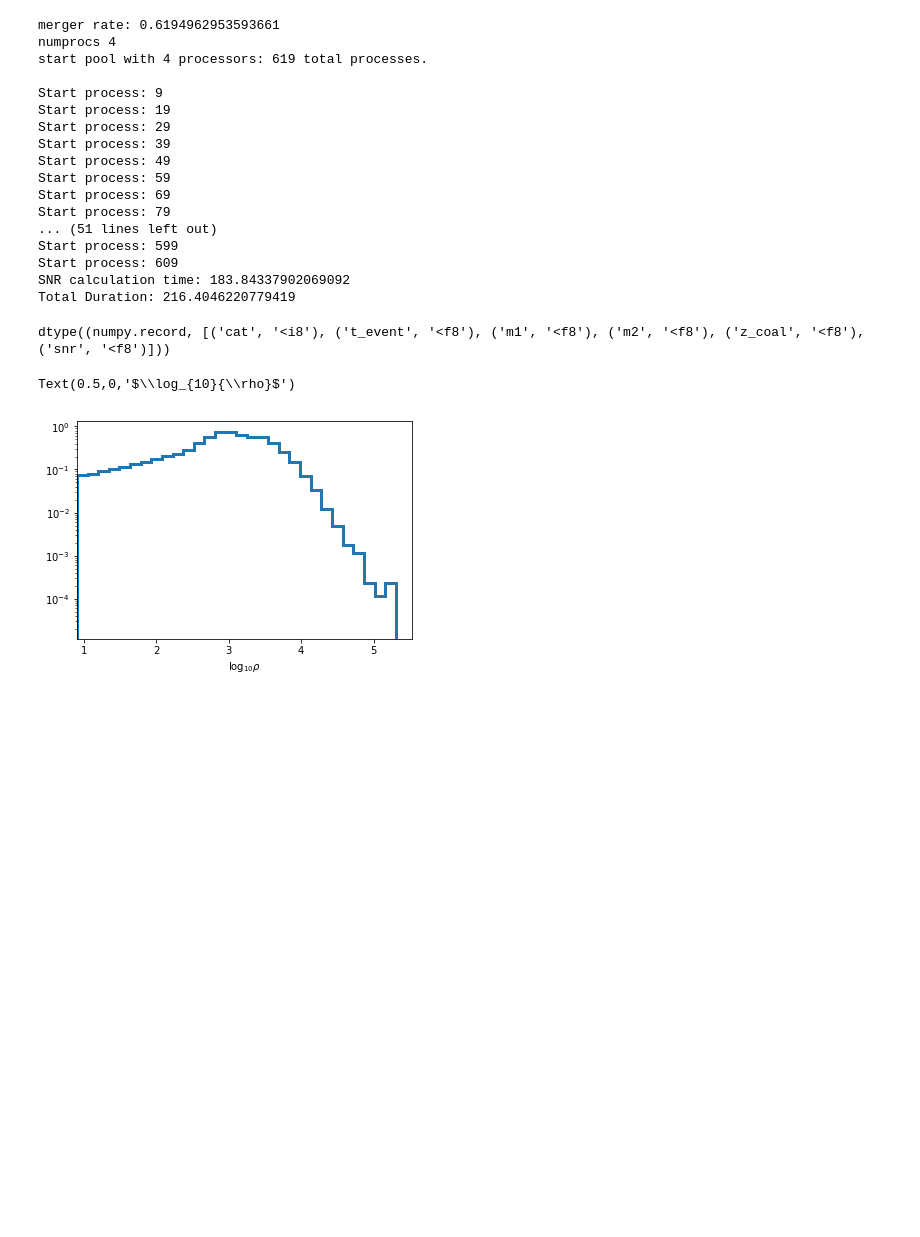
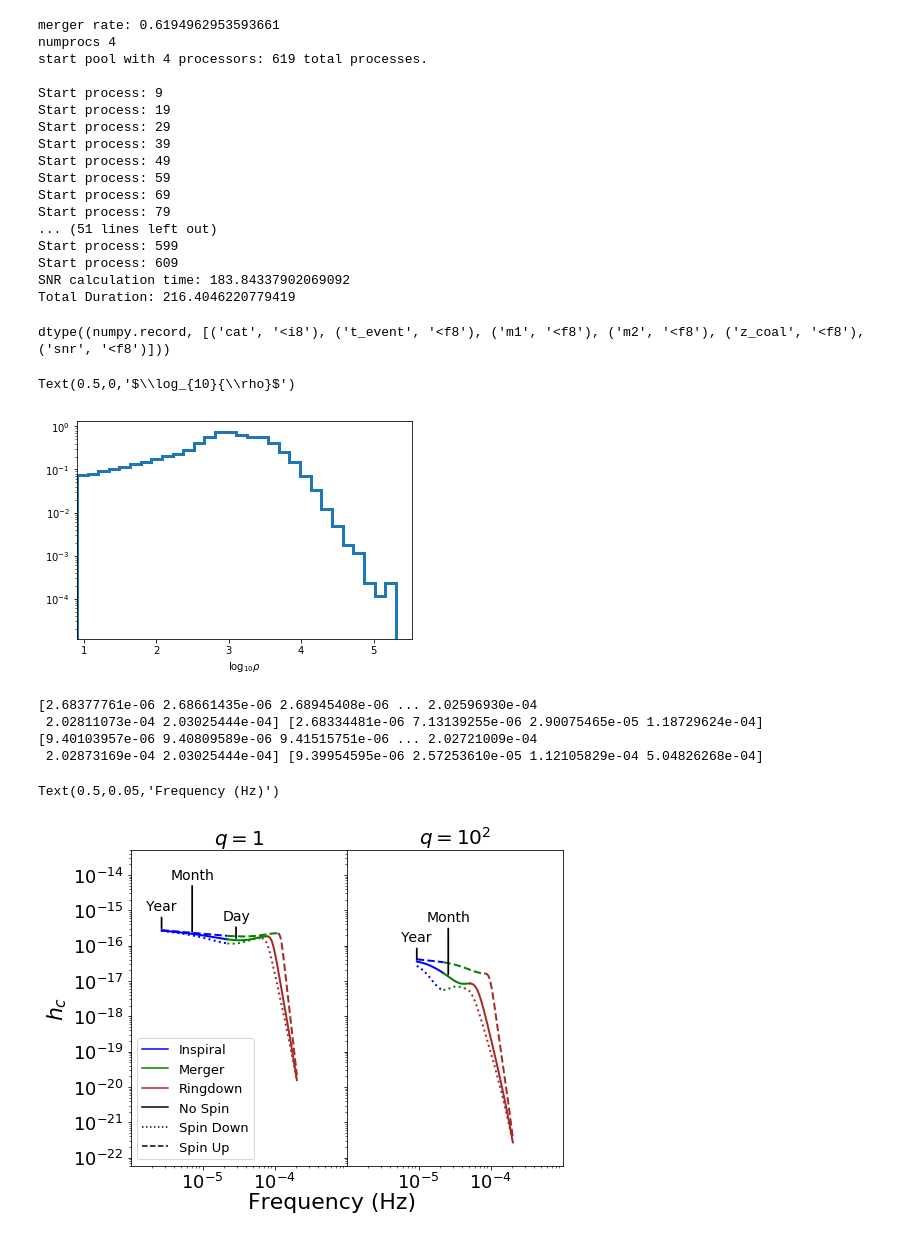
Before and after one commit to mikekatz04/Illustris_LISA_paper, a Jupyter notebook: code/paper_plots.ipynb, the cells around one changed output. Drawn from its saved outputs; the diff is of its cells as text; code cells hidden in the pictures; blank space fills up the shorter version.

Commit message:
added phase tracks to paper_plots

```diff
--- a/code/paper_plots.ipynb
+++ b/code/paper_plots.ipynb
@@ -7,6 +7,10 @@ from collections import OrderedDict
 #local imports
 from detection_rate_main import detection_rate_main
 from utils.mbhbinaries import MagicMergers, EvolveFDFA
+
+from pyphenomd.pyphenomd import *
+import scipy.constants as ct
+Msun=1.989e30
 # %% [markdown]
 ## Declare Resample Parameters
 # %%
@@ -95,3 +99,78 @@ plt.xlabel(r'$\log_{10}{\rho}$')
 # %% [output]
 Text(0.5,0,'$\\log_{10}{\\rho}$')
 [figure]
+# %%
+fig1, (ax1, ax2) = plt.subplots(nrows=1, ncols=2, sharex=True, sharey=True)
+fig1.set_size_inches(8,6)
+plt.subplots_adjust(wspace=0.0, left=0.15, bottom=0.15)
+
+M = 1e8
+z = 1.0
+start_time = 1.0
+end_time = 0.0
+ax1.set_title(r'$q=1$', fontsize=20)
+ax2.set_title(r'$q=10^{2}$', fontsize=20)
+for q, ax in [[1, ax1], [1/100,ax2]]:
+    ax.set_ylim(6e-23, 5e-14)
+    ax.set_xlim(1e-6, 1e-3)
+    for tick in ax.xaxis.get_major_ticks():
+        tick.label.set_fontsize(18)
+    for tick in ax.yaxis.get_major_ticks():
+        tick.label.set_fontsize(18)
+
+    for s, ls in [[-0.8, 'dotted'], [0.0, 'solid'], [0.8,'dashed']]:
+        m1 = M/(1+q)
+        m2 = M*q/(1+q)
+        wave = PhenomDWaveforms(m1, m2, s, s, z, start_time, end_time, num_points=4096)
+        wave.create_waveforms()
+
+        f = wave.freqs
+        hc = wave.amplitude*np.sqrt(96/200) #averaging factor see Cornish and Robson 2018
+
+        ins = np.where(f<wave.fmrg)[0]
+        mrg = np.where((f>=wave.fmrg)&(f<=wave.fpeak))[0]
+        rd = np.where(f>wave.fpeak)[0]
+
+        ax.loglog(f[ins], hc[ins], color='blue', ls = ls, lw = 2)
+        ax.loglog(f[mrg], hc[mrg], color='green', ls = ls, lw = 2)
+        ax.loglog(f[rd], hc[rd], color='brown', ls = ls, lw = 2)
+        if s == 0.0:
+            N = m1*m2/(m1+m2)**2.
+            start_times = np.array([1.0,1.0/12.0, 1.0/365.25,1.0/(365.25*24.0)])*ct.Julian_year/(1+z)
+
+            tau = N*(start_times*ct.c)/(5.*(m1+m2)*Msun*ct.G/(ct.c**2.))
+            flow = 1./(8.*ct.pi*(m1+m2)*Msun*ct.G/(ct.c**2.)*tau**(3./8.))*(1.+((11./32)*N+743./2688.)*tau**(-1./4.))*ct.c/(1+z)
+
+            print(f, flow)
+            try:
+                f_1y_ind = np.where(f >= flow[0])[0][0]
+            except IndexError:
+                f_1y_ind = 0
+            ax.annotate("Year",xy=(f[f_1y_ind], hc[f_1y_ind]), xycoords='data',xytext=(0, 20), ha='center', textcoords='offset points',arrowprops=dict(arrowstyle="-",linewidth = 1.75), fontsize=14)
+
+            f_1m_ind = np.where(f >= flow[1])[0][0]
+            ax.annotate("Month",xy=(f[f_1m_ind], hc[f_1m_ind]), xycoords='data',xytext=(0.0, 55), ha='center', textcoords='offset points',arrowprops=dict(arrowstyle="-",linewidth = 1.75), fontsize=14)
+
+            if q != 1/100:
+                f_1d_ind = np.where(f >= flow[2])[0][0]
+                ax.annotate("Day",xy=(f[f_1d_ind], hc[f_1d_ind]), xycoords='data',xytext=(0.0, 20), ha='center', textcoords='offset points',arrowprops=dict(arrowstyle="-",linewidth = 1.75), fontsize=14)
+
+ax1.plot(1,1, color='blue', ls='solid', label='Inspiral')
+ax1.plot(1,1, color='green', ls='solid', label='Merger')
+ax1.plot(1,1, color='brown', ls='solid', label='Ringdown')
+ax1.plot(1,1, color='black', ls='solid', label='No Spin')
+ax1.plot(1,1, color='black', ls='dotted', label='Spin Down')
+ax1.plot(1,1, color='black', ls='dashed', label='Spin Up')
+ax1.legend(loc='lower left', prop={'size':13})
+ax1.set_ylabel(r'$h_c$', fontsize = 22)
+ax1.set_xticks([1e-5, 1e-4])
+
+fig1.text(0.5, 0.05, 'Frequency (Hz)', ha = 'center', fontsize=22)
+#fig1.savefig('figures/Phase_tracks1.pdf', dpi=250)
+# %% [output]
+[2.68377761e-06 2.68661435e-06 2.68945408e-06 ... 2.02596930e-04
+ 2.02811073e-04 2.03025444e-04] [2.68334481e-06 7.13139255e-06 2.90075465e-05 1.18729624e-04]
+[9.40103957e-06 9.40809589e-06 9.41515751e-06 ... 2.02721009e-04
+ 2.02873169e-04 2.03025444e-04] [9.39954595e-06 2.57253610e-05 1.12105829e-04 5.04826268e-04]
+Text(0.5,0.05,'Frequency (Hz)')
+[figure, added]
```
